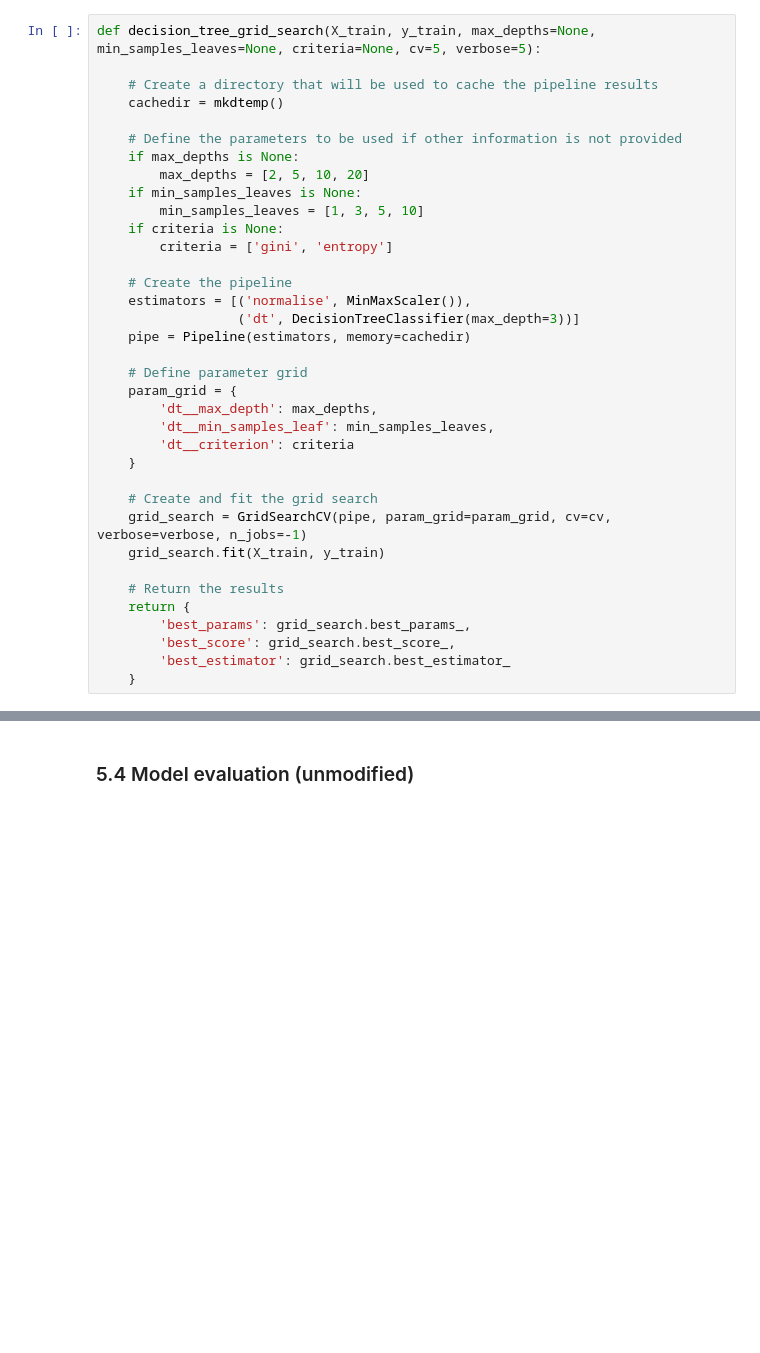
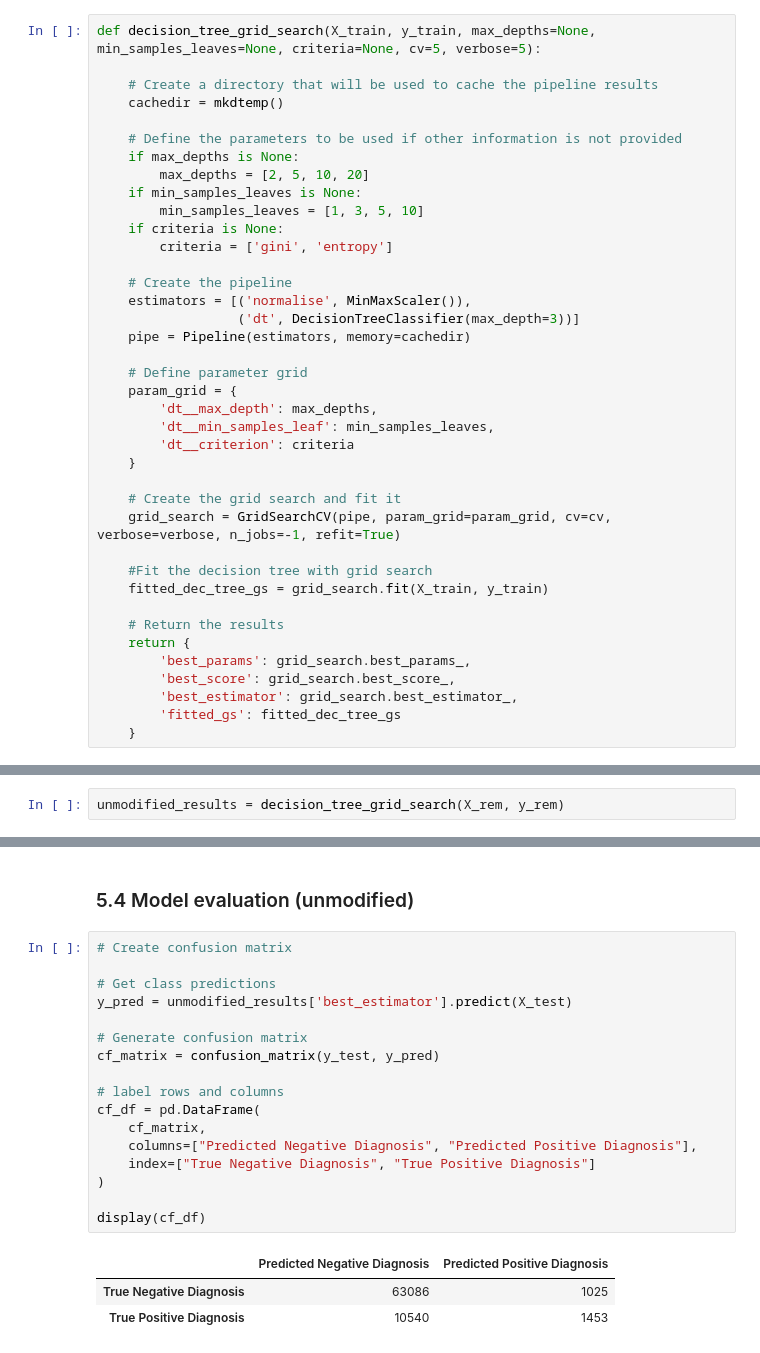
Before and after one commit to diego2017/capstone_disease_predictor, a Jupyter notebook: notebooks/05-decision-tree.ipynb, the cells around one changed output, grey strips where cells are left out. Cells and saved outputs as stored; diff of their text form; blank space fills up the shorter version.

Commit message:
Updated DT notebook with training with OS dataset

```diff
--- a/notebooks/05-decision-tree.ipynb
+++ b/notebooks/05-decision-tree.ipynb
@@ -95,15 +95,20 @@ def decision_tree_grid_search(X_train, y_train, max_depths=None, min_samples_lea
         'dt__criterion': criteria
     }
 
-    # Create and fit the grid search
-    grid_search = GridSearchCV(pipe, param_grid=param_grid, cv=cv, verbose=verbose, n_jobs=-1)
-    grid_search.fit(X_train, y_train)
+    # Create the grid search and fit it
+    grid_search = GridSearchCV(pipe, param_grid=param_grid, cv=cv, verbose=verbose, n_jobs=-1, refit=True)
+
+    #Fit the decision tree with grid search
+    fitted_dec_tree_gs = grid_search.fit(X_train, y_train)
 
     # Return the results
     return {
         'best_params': grid_search.best_params_,
         'best_score': grid_search.best_score_,
-        'best_estimator': grid_search.best_estimator_
+        'best_estimator': grid_search.best_estimator_,
+        'fitted_gs': fitted_dec_tree_gs
     }
 # %% [markdown]
 ### 5.3 Using unmodified dataset to train model
+# %%
+unmodified_results = decision_tree_grid_search(X_rem, y_rem)
@@ -110,2 +133,23 @@ def decision_tree_grid_search(X_train, y_train, max_depths=None, min_samples_lea
 # %% [markdown]
 ### 5.4 Model evaluation (unmodified)
+# %%
+# Create confusion matrix
+
+# Get class predictions
+y_pred = unmodified_results['best_estimator'].predict(X_test)
+
+# Generate confusion matrix
+cf_matrix = confusion_matrix(y_test, y_pred)
+
+# label rows and columns
+cf_df = pd.DataFrame(
+    cf_matrix,
+    columns=["Predicted Negative Diagnosis", "Predicted Positive Diagnosis"],
+    index=["True Negative Diagnosis", "True Positive Diagnosis"]
+)
+
+display(cf_df)
+# %% [output]
+|  | Predicted Negative Diagnosis | Predicted Positive Diagnosis |
+| True Negative Diagnosis | 63086 | 1025 |
+| True Positive Diagnosis | 10540 | 1453 |
```
Also changed, not shown: parts of 12 cells of this notebook, 1 other file.
